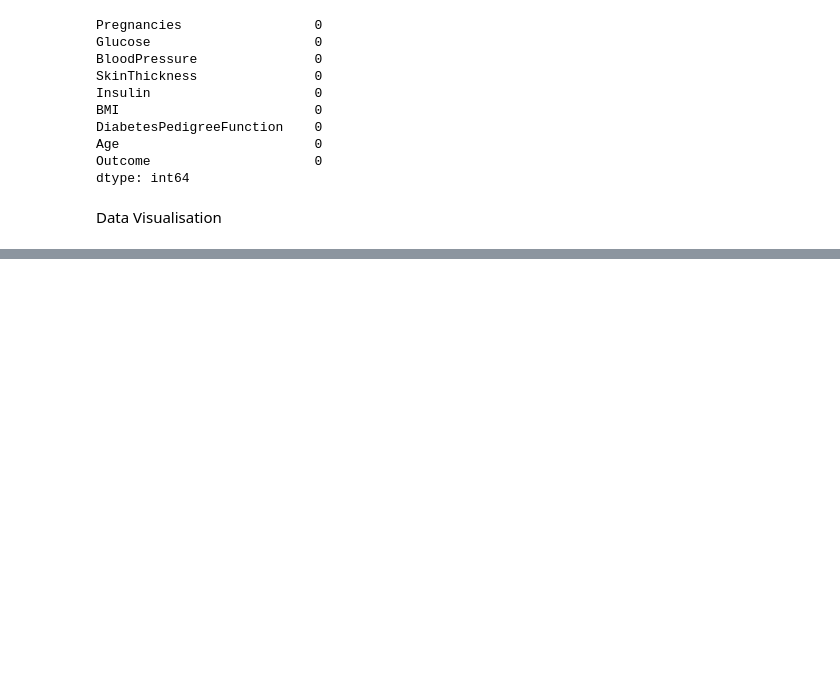
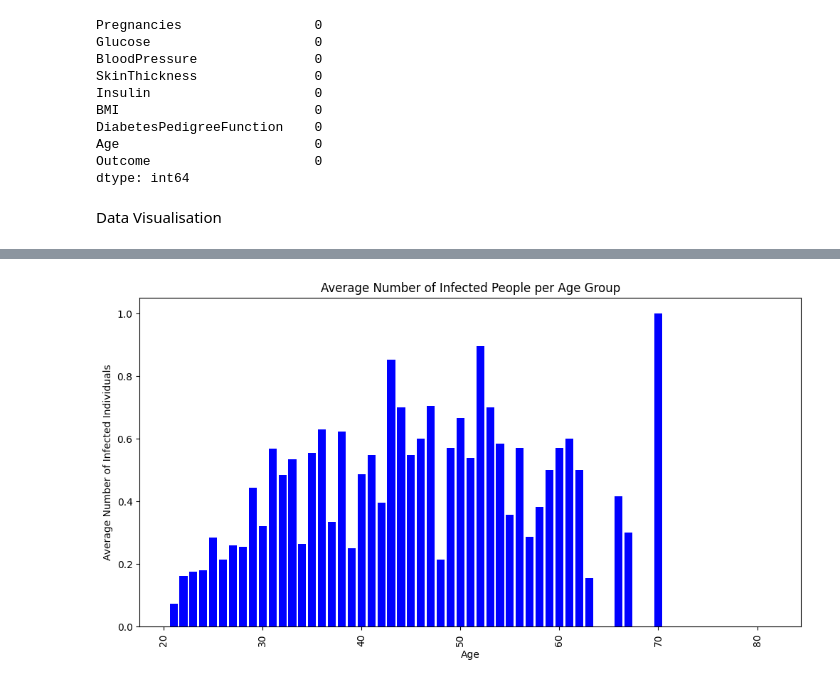
Before and after one commit to l-ordkp/Diabetes-Prediction, a Jupyter notebook: dia.ipynb, the cells around one changed output, grey strips where cells are left out. Cells and saved outputs as stored; diff of their text form; code cells hidden in the pictures; blank space fills up the shorter version.

```diff
--- a/dia.ipynb
+++ b/dia.ipynb
@@ -51,0 +73,15 @@ import seaborn as sns
+# %%
+avg_infected_per_age = data.groupby('Age')['Outcome'].mean().reset_index()
+
+# Create the bar plot
+plt.figure(figsize=(12, 6))
+plt.bar(avg_infected_per_age['Age'], avg_infected_per_age['Outcome'], color='blue')
+plt.xlabel('Age')
+plt.ylabel('Average Number of Infected Individuals')
+plt.title('Average Number of Infected People per Age Group')
+plt.xticks(rotation=90)  # Rotate x-axis labels for better readability
+
+# Show the bar plot
+plt.show()
+# %% [output]
+[figure, added]
```
Also changed, not shown: parts of 15 cells of this notebook.
